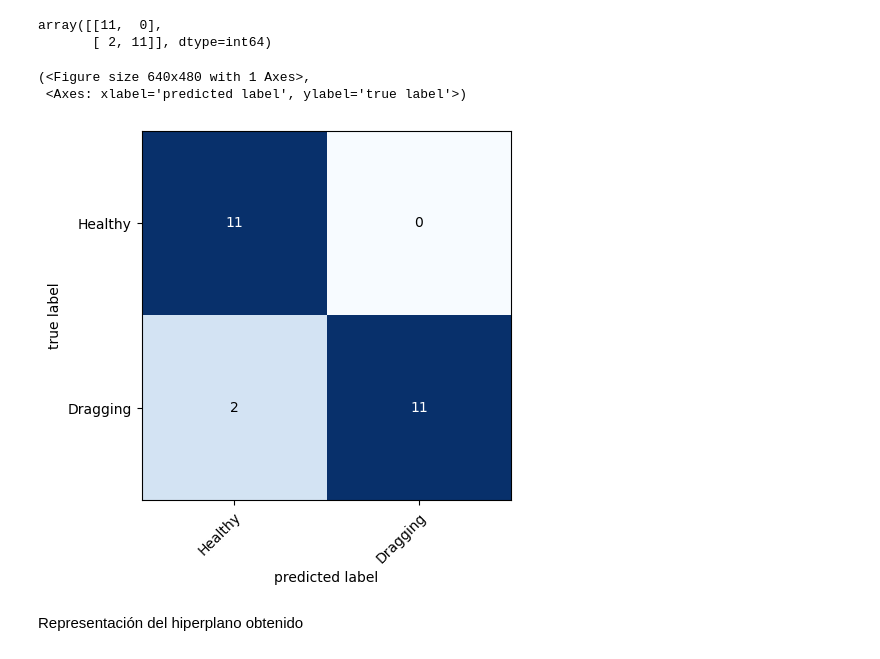
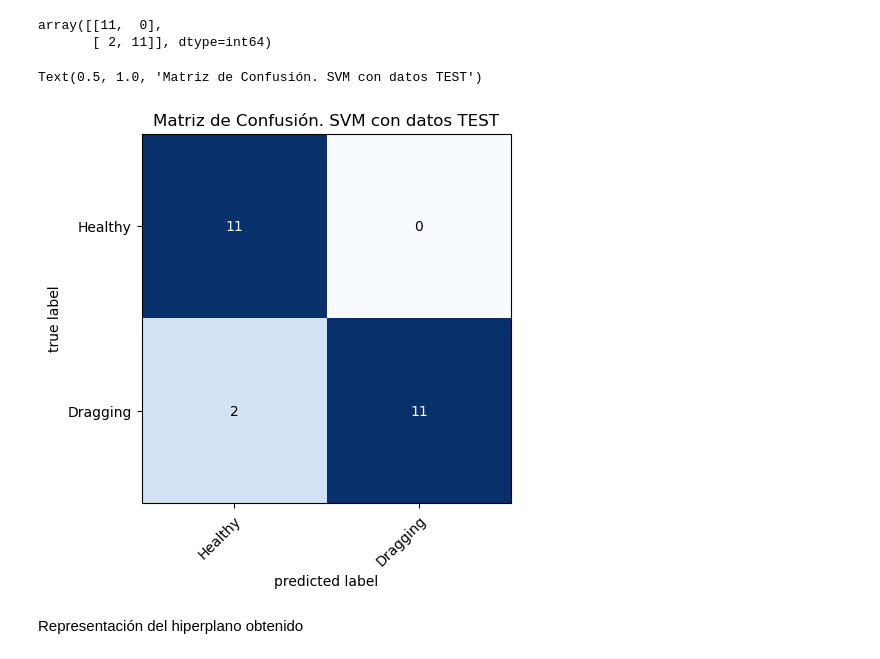
Before and after one commit to arturodmor/Mooring_anomaly_detector, a Jupyter notebook: notebooks/training_testing.ipynb, the cells around one changed output. Saved outputs shown, nothing was run; the diff lists cells and outputs as text; code cells hidden in the pictures.

```diff
--- a/notebooks/training_testing.ipynb
+++ b/notebooks/training_testing.ipynb
@@ -394,11 +392,11 @@ array([[11,  0],
 # %%
 dragging = ['Healthy','Dragging']
 
 plot_confusion_matrix(conf_mat=cm_svc_test,class_names=dragging)
+plt.title('Matriz de Confusión. SVM con datos TEST')
 # %% [output]
-(<Figure size 640x480 with 1 Axes>,
- <Axes: xlabel='predicted label', ylabel='true label'>)
+Text(0.5, 1.0, 'Matriz de Confusión. SVM con datos TEST')
-[figure, old version]
+[figure, new version]
 # %% [markdown]
 Representación del hiperplano obtenido
 # %%
```
Also changed, not shown: parts of 2 cells of this notebook, 5 other files.
